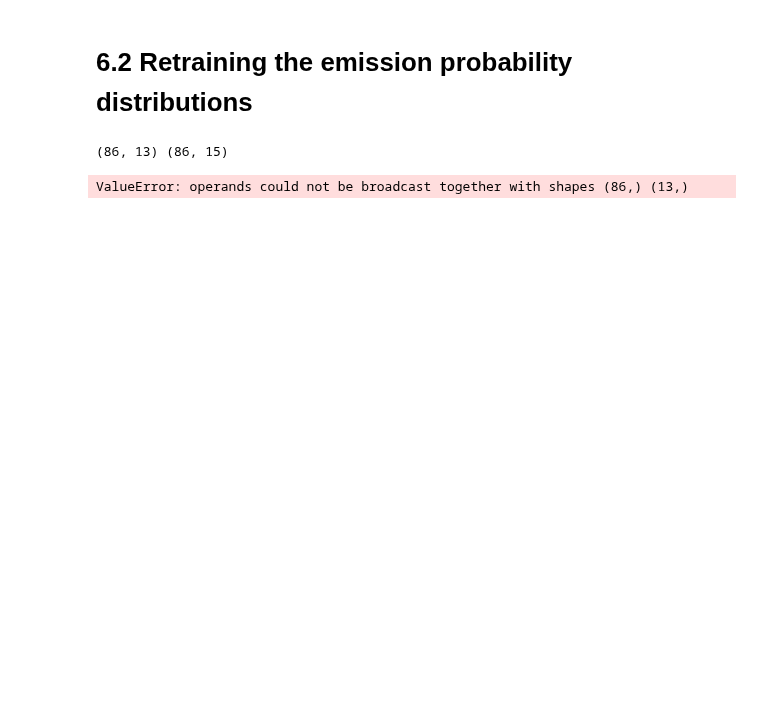
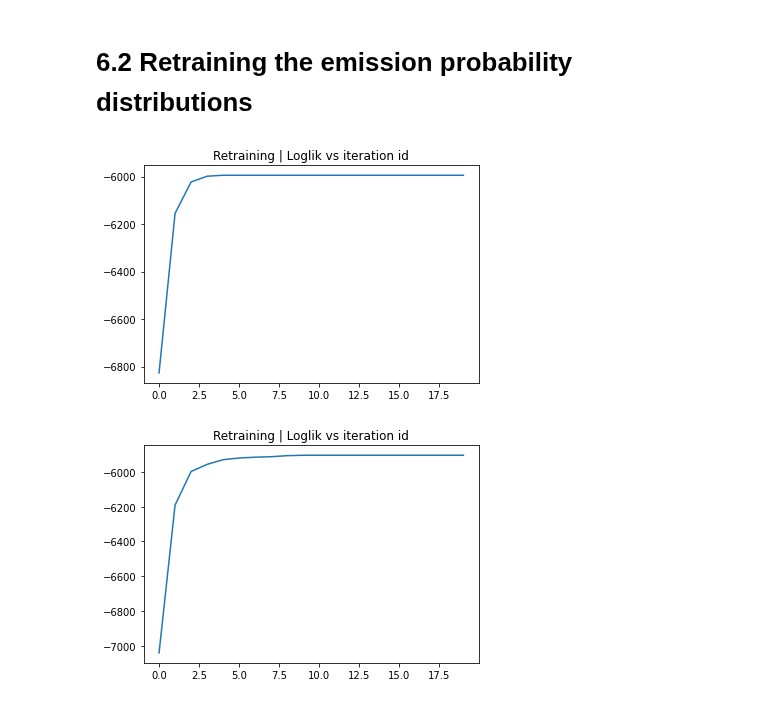
Before and after one commit to kurreman/DT2119_Speech, a Jupyter notebook: LAB2/KORAY_LAB2.ipynb, the cells around one changed output. Drawn from its saved outputs; the diff is of its cells as text; code cells hidden in the pictures; blank space fills up the shorter version.

```diff
--- a/LAB2/KORAY_LAB2.ipynb
+++ b/LAB2/KORAY_LAB2.ipynb
@@ -265,24 +276,43 @@ The difference between HMM and GMM is that GMM only evaluates the parameter set
 # %%
 utterance = data[10]
 HMMmodel = wordHMMs_all["4"]
-logalpha, logbeta,loggamma = proto.getlogAlphaBetaGamma(utterance,HMMmodel)
-loglik = proto.loglik(logalpha[-1,:])
+#logalpha, logbeta,loggamma = proto.getlogAlphaBetaGamma(utterance,HMMmodel)
+#loglik = proto.loglik(logalpha[-1,:])
 
-new_means, new_covars = proto.updateMeanAndVar(utterance["lmfcc"],loggamma)
+#new_means, new_covars = proto.updateMeanAndVar(utterance["lmfcc"],loggamma)
 
-# delta_loglik = np.inf
-# max_it = 20
-# loglik_tresh = 1
-# for i in range(max_it):
-#     if delta_loglik > loglik_tresh:
-#         #compute new logalpha, logbeta, loggamma
-#         #update means and variances | updateMeanAndVar(utterance["lmfcc"],loggamma) | TODO: find out how the means and variances update with the loggamma
-#         #calc new_loglike
-#         #delta_loglik = new_loglike-old_loglike
-#         pass
-#     else:
-#         #print("termination at iteration:", i)
-#         pass
+def plotRetrainingResults(utterance,HMMmodel):
+    loglik_plt = []
+    iteration_plt = []
+
+    delta_loglik = np.inf
+    max_it = 20
+    loglik_tresh = 1
+    old_loglik = 0
+    for i in range(max_it):
+        #if delta_loglik > loglik_tresh:
+        #compute new logalpha, logbeta, loggamma
+        logalpha, logbeta,loggamma = proto.getlogAlphaBetaGamma(utterance,HMMmodel)
+        #update means and variances | updateMeanAndVar(utterance["lmfcc"],loggamma)
+        new_means, new_covars = proto.updateMeanAndVar(utterance["lmfcc"],loggamma)
+        #calc new_loglike
+        new_loglik = proto.loglik(logalpha[-1,:])
+        HMMmodel["means"] = new_means
+        HMMmodel["covars"] = new_covars
+        delta_loglik = new_loglik-old_loglik
+        old_loglik = new_loglik
+
+        loglik_plt.append(new_loglik)
+        iteration_plt.append(i)
+        #else:
+            #print("termination at iteration:", i)
+
+    plt.plot(iteration_plt,loglik_plt)
+    plt.title("Retraining | Loglik vs iteration id")
+    plt.show()
+
+plotRetrainingResults(data[10],wordHMMs_all["4"])
+plotRetrainingResults(data[10],wordHMMs_all["1"])
 # %% [output]
-(86, 13) (86, 15)
-ValueError: operands could not be broadcast together with shapes (86,) (13,)
+[figure, added]
+[figure, added]
```
Also changed, not shown: parts of 3 cells of this notebook, 2 other files.
